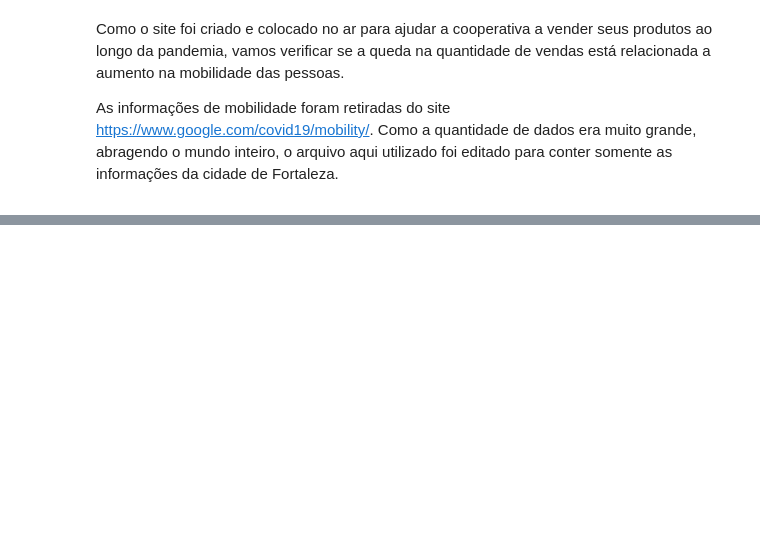
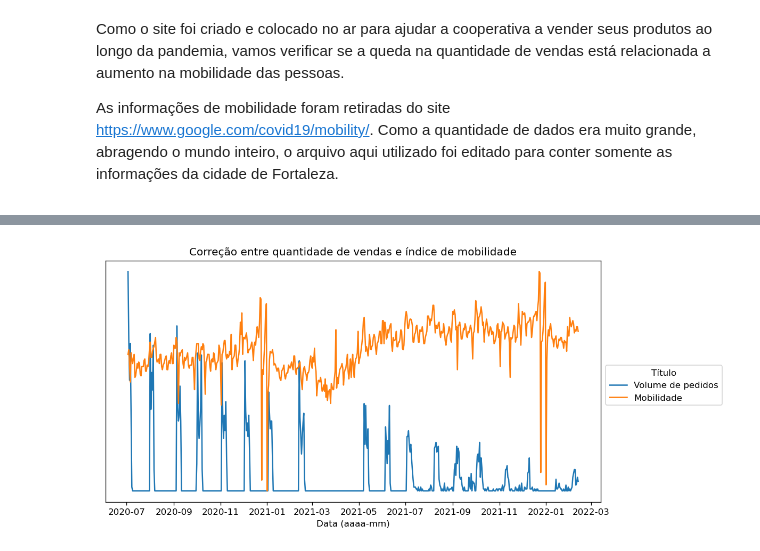
Before and after one commit to lgalicki/tcc-pos-ciecia-de-dados-pucmg, a Jupyter notebook: 2 - Análise e Exploração dos Dados.ipynb, the cells around one changed output, grey strips where cells are left out. Saved outputs shown, nothing was run; the diff lists cells and outputs as text; code cells hidden in the pictures; blank space fills up the shorter version.

Commit message:
Témino de análise das compras  por data e hora no NB2.

```diff
--- a/2 - Análise e Exploração dos Dados.ipynb
+++ b/2 - Análise e Exploração dos Dados.ipynb
@@ -434,3 +440,19 @@ plt.xticks(rotation=45);
 # %% [markdown]
 Como o site foi criado e colocado no ar para ajudar a cooperativa a vender seus produtos ao longo da pandemia, vamos verificar se a queda na quantidade de vendas está relacionada a aumento na mobilidade das pessoas.<p>
 As informações de mobilidade foram retiradas do site https://www.google.com/covid19/mobility/. Como a quantidade de dados era muito grande, abragendo o mundo inteiro, o arquivo aqui utilizado foi editado para conter somente as informações da cidade de Fortaleza.
+# %%
+# Primeiramente vamos ler as informações de mobilidade em Fortaleza.
+df_mob = pd.read_csv('arquivos/Mobilidade Fortaleza 2020.csv')
+df_mob = pd.concat([df_mob,pd.read_csv('arquivos/Mobilidade Fortaleza 2021.csv')])
+df_mob = pd.concat([df_mob,pd.read_csv('arquivos/Mobilidade Fortaleza 2022.csv')])
+
+# Agora vamos fazer uma limpeza, mantendo só aquilo que nos interessa, que é o índice de mobilidade em mercados no
+# período no qual houve vendas na loja da cooperativa.
+df_mob = df_mob[['date','grocery_and_pharmacy_percent_change_from_baseline']]
+df_mob['date'] = pd.to_datetime(df_mob['date'])
+df_mob = df_mob[(df_mob['date'] >= df_pw['data_pedido'].min()) & (df_mob['date'] <= df_pw['data_pedido'].max())]
+df_mob.columns = ['data','mobilidade']
+
+# Unindo os dados
+df_compras_dt = pd.merge(left=df_compras_dt,right=df_mob,how='outer',on='data')
+df_compras_dt.head()
@@ -436,0 +468,7 @@ As informações de mobilidade foram retiradas do site https://www.google.com/co
+# %%
+df_comp_norm = df_compras_dt.copy()
+
+scaler = MinMaxScaler()
+scaled_data = scaler.fit_transform(df_comp_norm[['qt_pedidos','mobilidade']])
+df_comp_norm[['qt_pedidos','mobilidade']] = scaled_data
+df_comp_norm.head()
@@ -436,0 +482,8 @@ As informações de mobilidade foram retiradas do site https://www.google.com/co
+# %%
+plt.figure(dpi=120,figsize=(10,5))
+ax = sns.lineplot(data=pd.melt(df_comp_norm,['data']),x='data',y='value',hue='variable')
+ax.set(yticks=[])
+plt.legend(title='Título',loc=(1.01,0.4),labels=['Volume de pedidos', 'Mobilidade'])
+ax.set(title='Correção entre quantidade de vendas e índice de mobilidade',xlabel='Data (aaaa-mm)',ylabel='');
+# %% [output]
+[figure, added]
```
Also changed, not shown: parts of 18 cells of this notebook, 3 other files.
